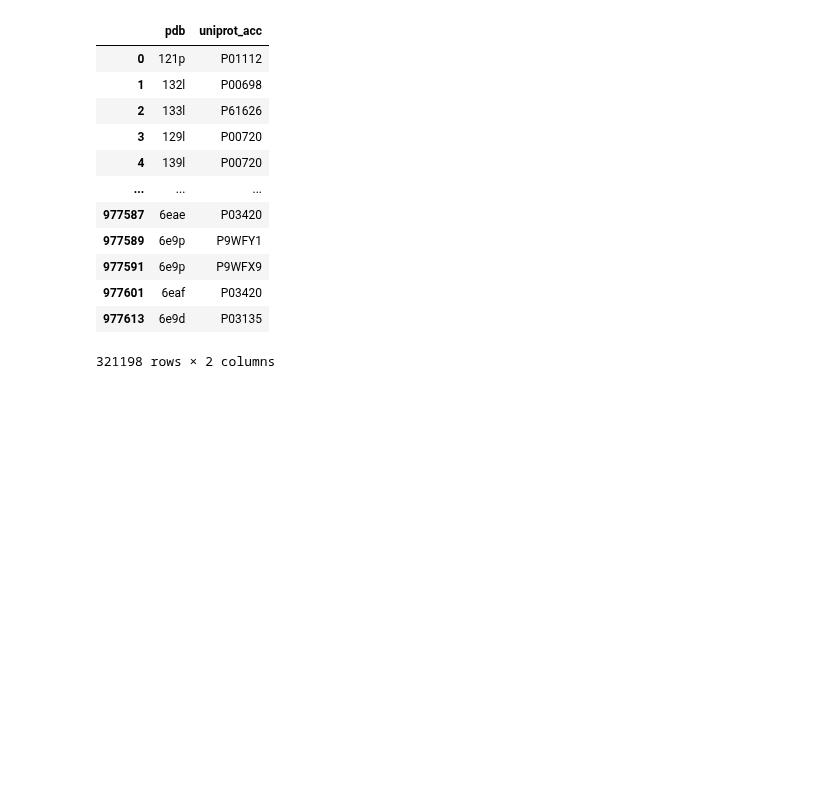
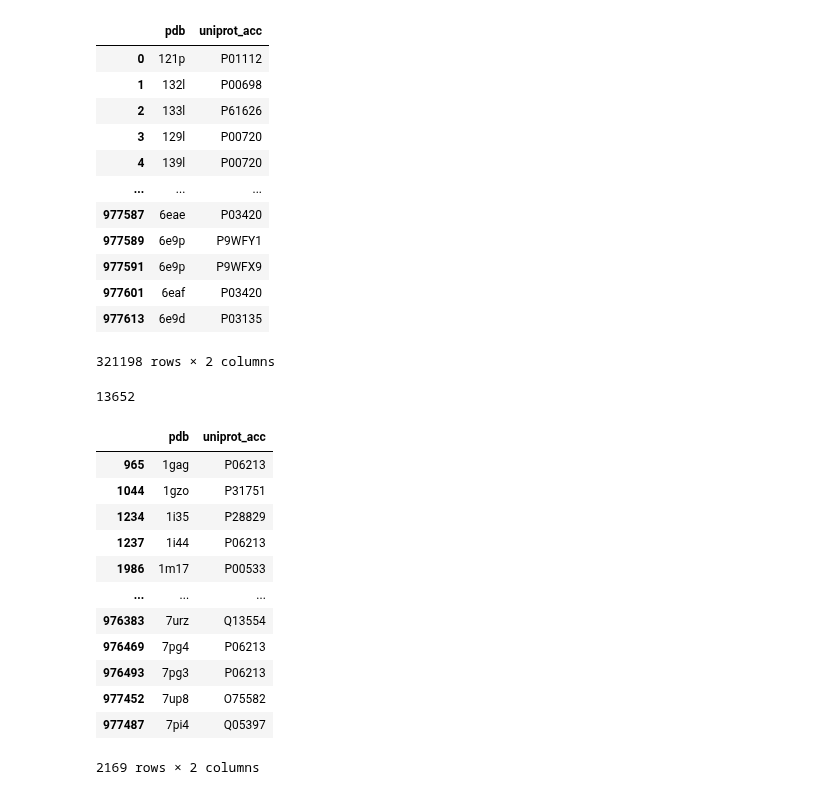
Before and after one commit to alvaro-2/cis-reg, a Jupyter notebook: scripts/orthologs.ipynb, the cells around one changed output. Drawn from its saved outputs; the diff is of its cells as text; code cells hidden in the pictures; blank space fills up the shorter version.

Commit message:
Analysis of orthologs MSAs

```diff
--- a/scripts/orthologs.ipynb
+++ b/scripts/orthologs.ipynb
@@ -141,3 +145,24 @@ pdb_uniprot
 321198 rows × 2 columns
 # %%
 # Get list of orthologs
+ortho = all_msas.uniprot.unique().tolist()
+# %%
+len(ortho)
+# %% [output]
+13652
+# %%
+pdb_uniprot[pdb_uniprot.uniprot_acc.isin(ortho)]
+# %% [output]
+|  | pdb | uniprot_acc |
+| 965 | 1gag | P06213 |
+| 1044 | 1gzo | P31751 |
+| 1234 | 1i35 | P28829 |
+| 1237 | 1i44 | P06213 |
+| 1986 | 1m17 | P00533 |
+| ... | ... | ... |
+| 976383 | 7urz | Q13554 |
+| 976469 | 7pg4 | P06213 |
+| 976493 | 7pg3 | P06213 |
+| 977452 | 7up8 | O75582 |
+| 977487 | 7pi4 | Q05397 |
+2169 rows × 2 columns
```
Also changed, not shown: parts of 11 cells of this notebook.
